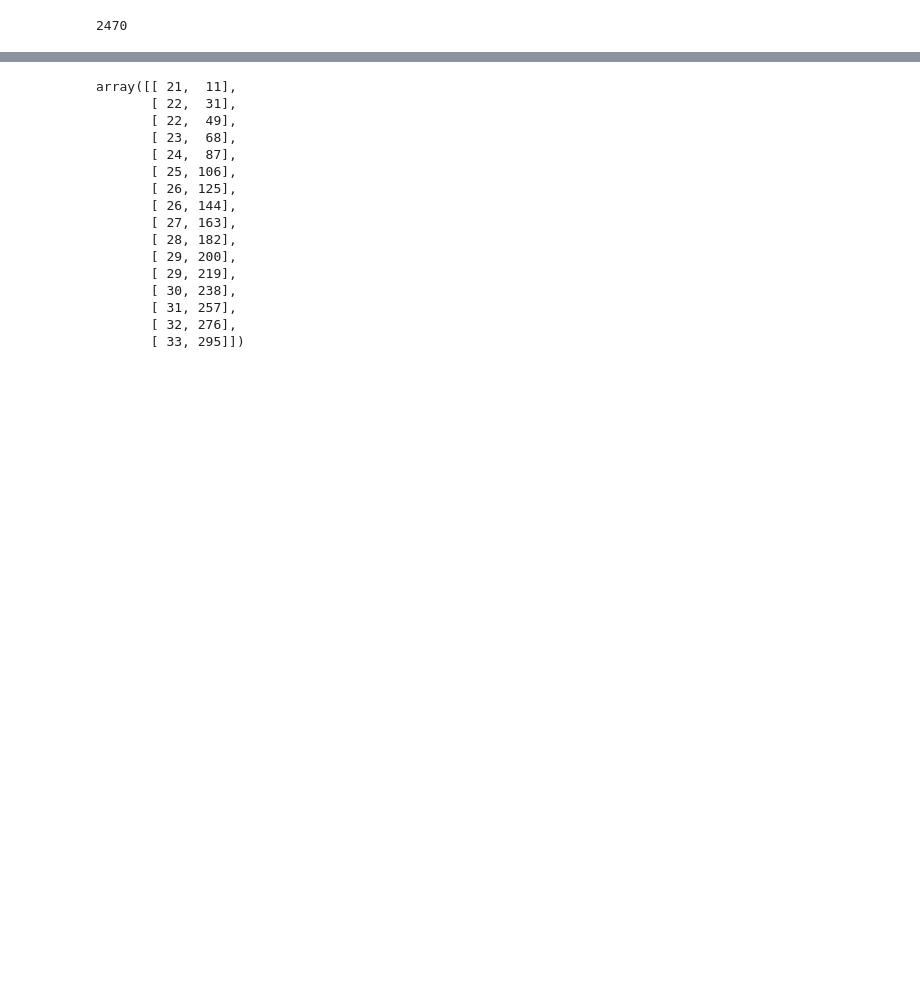
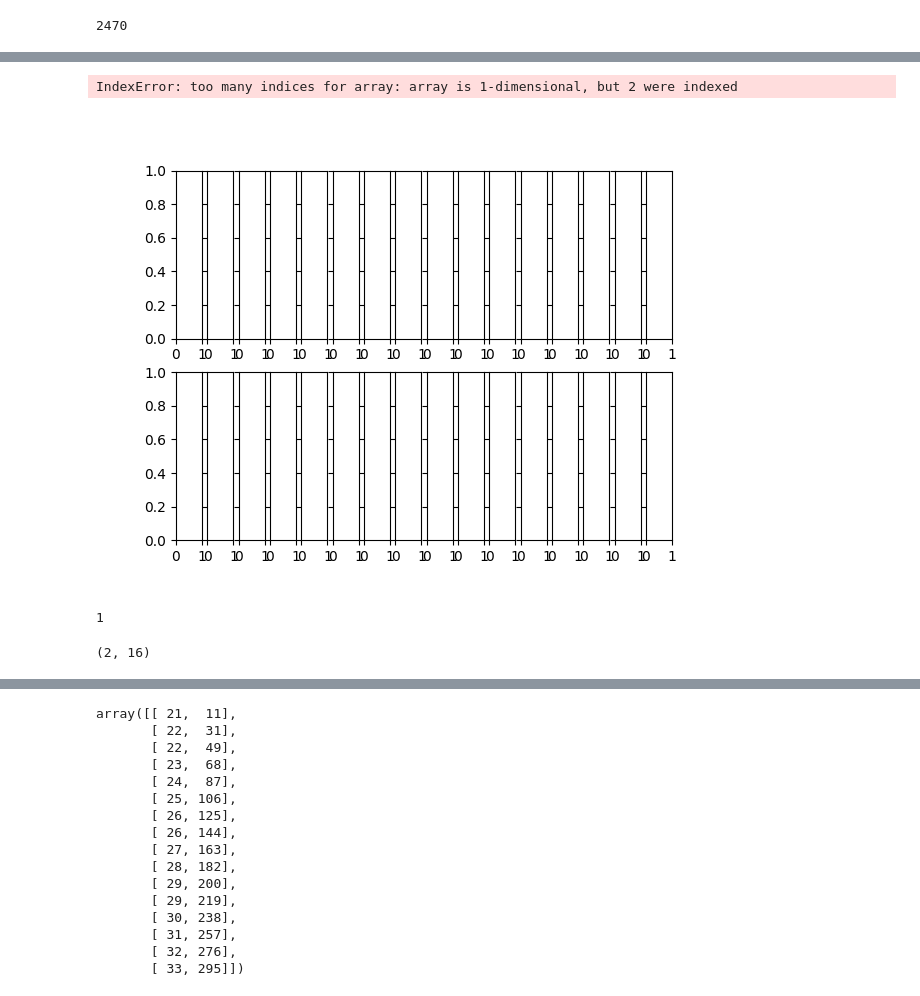
Before and after one commit to rydyb/pydatatom, a Jupyter notebook: notebooks/2 Pipeline.ipynb, the cells around one changed output, grey strips where cells are left out. Saved outputs shown, nothing was run; the diff lists cells and outputs as text; code cells hidden in the pictures; blank space fills up the shorter version.

```diff
--- a/notebooks/2 Pipeline.ipynb
+++ b/notebooks/2 Pipeline.ipynb
@@ -42,0 +41,5 @@ data[0].shape
+# %%
+pipeline.plot_step(3)
+# %% [output]
+IndexError: too many indices for array: array is 1-dimensional, but 2 were indexed
+[figure, added]
@@ -42,0 +50,8 @@ data[0].shape
+# %%
+vmin
+# %% [output]
+1
+# %%
+data[0].mean(axis=(2,3)).shape
+# %% [output]
+(2, 16)
```
Also changed, not shown: parts of 7 cells of this notebook, 8 other files.
